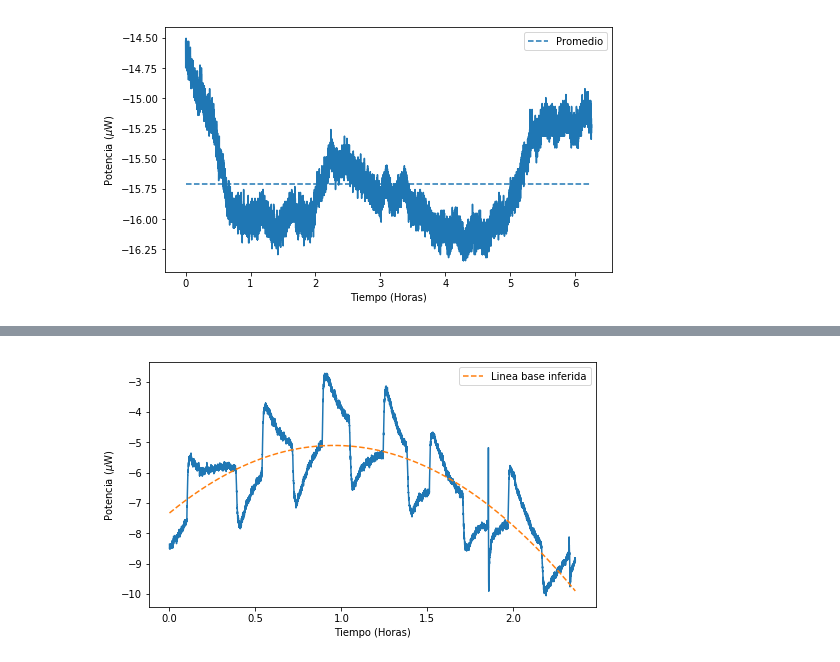
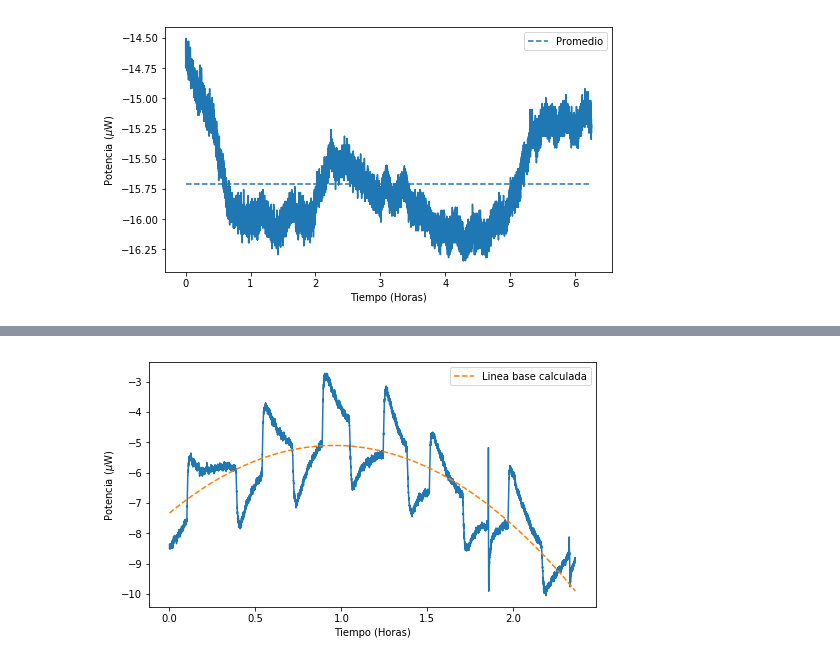
Before and after one commit to jsbarbosa/TesisQuimica, a Jupyter notebook: Data/Baselines/Plots.ipynb, the cells around one changed output, grey strips where cells are left out. Cells and saved outputs as stored; diff of their text form; code cells hidden in the pictures.

```diff
--- a/Data/Baselines/Plots.ipynb
+++ b/Data/Baselines/Plots.ipynb
@@ -99,13 +99,13 @@ reg = a * t_m**2 + b * t_m + c
 # %%
 fig, ax = plt.subplots(figsize = (8, 4.5))
 ax.plot(t_m, q_m)
-ax.plot(t_m, reg, '--', label = 'Linea base inferida')
+ax.plot(t_m, reg, '--', label = 'Linea base calculada')
 
 ax.set_xlabel('Tiempo (Horas)')
 ax.set_ylabel('Potencia ($\mu$W)')
 
 ax.legend()
 
 fig.savefig("motor.png", dpi = 300)
 # %% [output]
-[figure, old version]
+[figure, new version]
```
Also changed, not shown: 21 other files.
